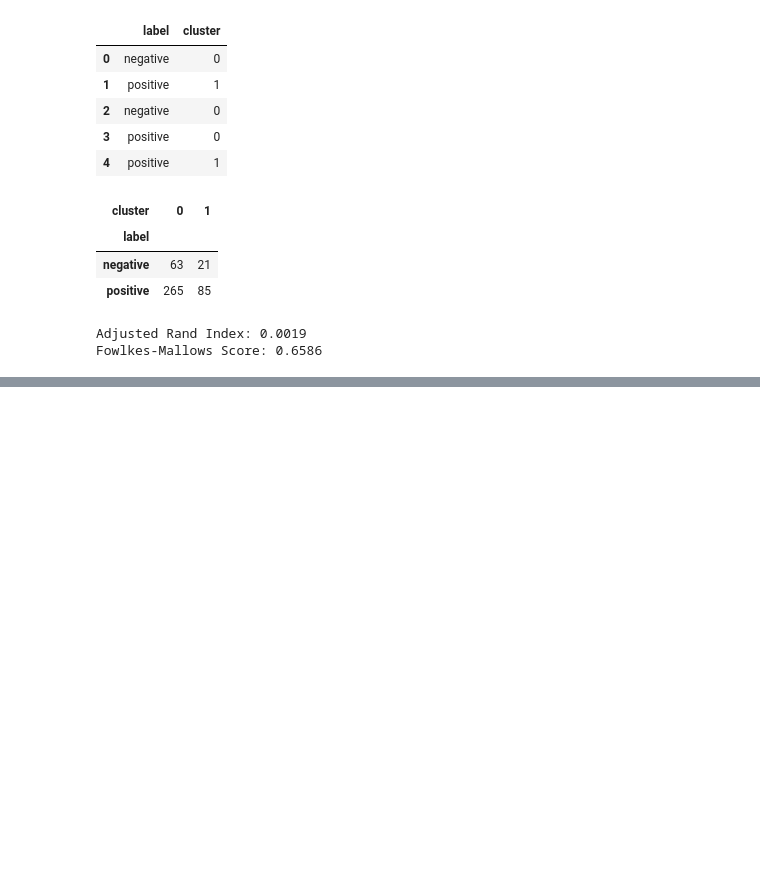
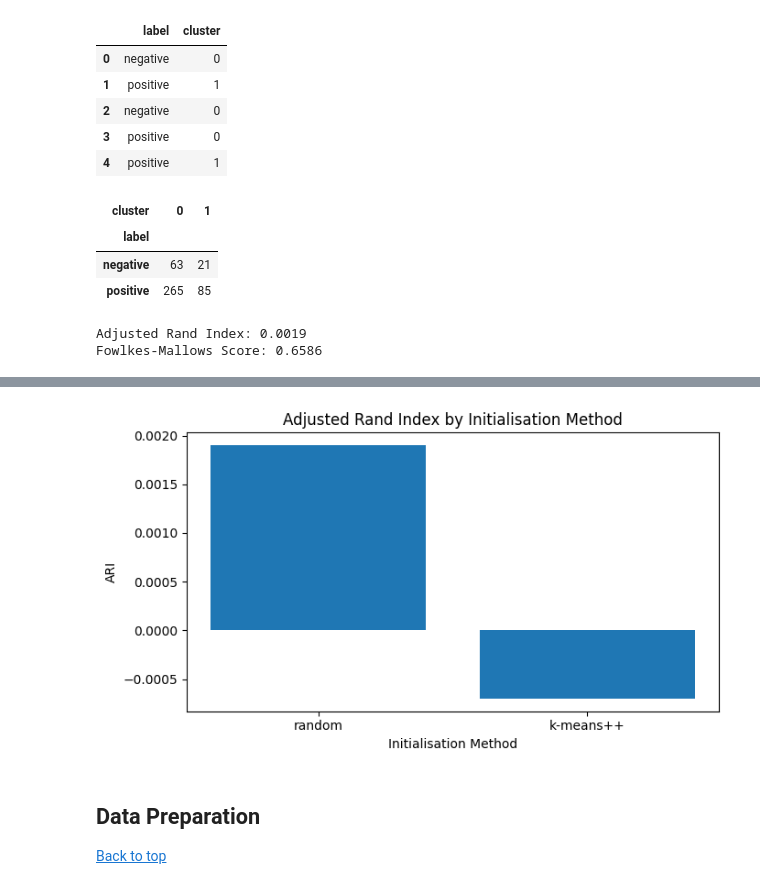
Before and after one commit to Sib26-cyber/TextAnalysis-assignment, a Jupyter notebook: Report_HPR.ipynb, the cells around one changed output, grey strips where cells are left out. Cells and saved outputs as stored; diff of their text form; code cells hidden in the pictures; blank space fills up the shorter version.

```diff
--- a/Report_HPR.ipynb
+++ b/Report_HPR.ipynb
@@ -554,0 +656,14 @@ Fowlkes-Mallows Score: 0.6586
+# %%
+plt.figure(figsize=(7,4))
+plt.bar(init_results_df["initialisation"], init_results_df["ARI"])
+plt.title("Adjusted Rand Index by Initialisation Method")
+plt.xlabel("Initialisation Method")
+plt.ylabel("ARI")
+plt.tight_layout()
+
+plt.show()
+# %% [output]
+[figure, added]
+# %% [markdown]
+<h2 id="data-preparation">Data Preparation</h2>
+<a href="#top">Back to top</a>
```
Also changed, not shown: parts of 27 cells of this notebook.
